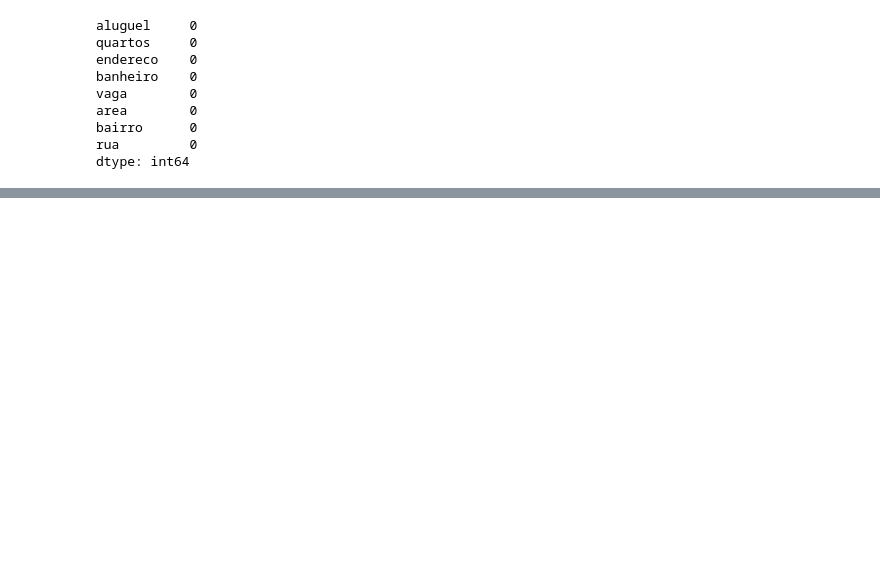
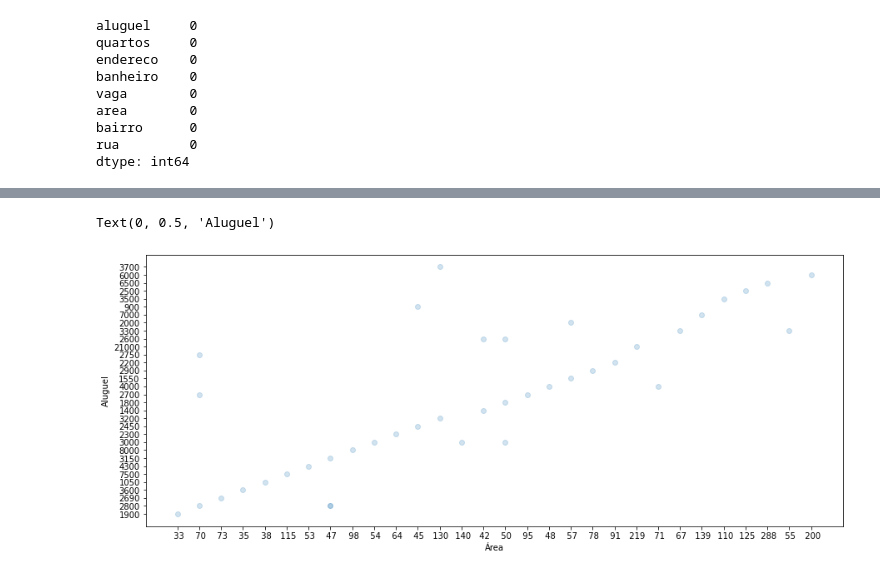
Before and after one commit to robsonbfreitas/CalculadoraDeAluguel, a Jupyter notebook: AnaliseDados.ipynb, the cells around one changed output, grey strips where cells are left out. Cells and saved outputs as stored; diff of their text form; code cells hidden in the pictures; blank space fills up the shorter version.

```diff
--- a/AnaliseDados.ipynb
+++ b/AnaliseDados.ipynb
@@ -282,0 +318,9 @@ dtype: int64
+# %%
+import matplotlib.pyplot as plt
+plt.figure(figsize=(15, 6))
+plt.scatter(df_teste['area'], df_teste['aluguel'], alpha=0.2)
+plt.xlabel('Área')
+plt.ylabel('Aluguel')
+# %% [output]
+Text(0, 0.5, 'Aluguel')
+[figure, added]
```
Also changed, not shown: parts of 4 cells of this notebook.
